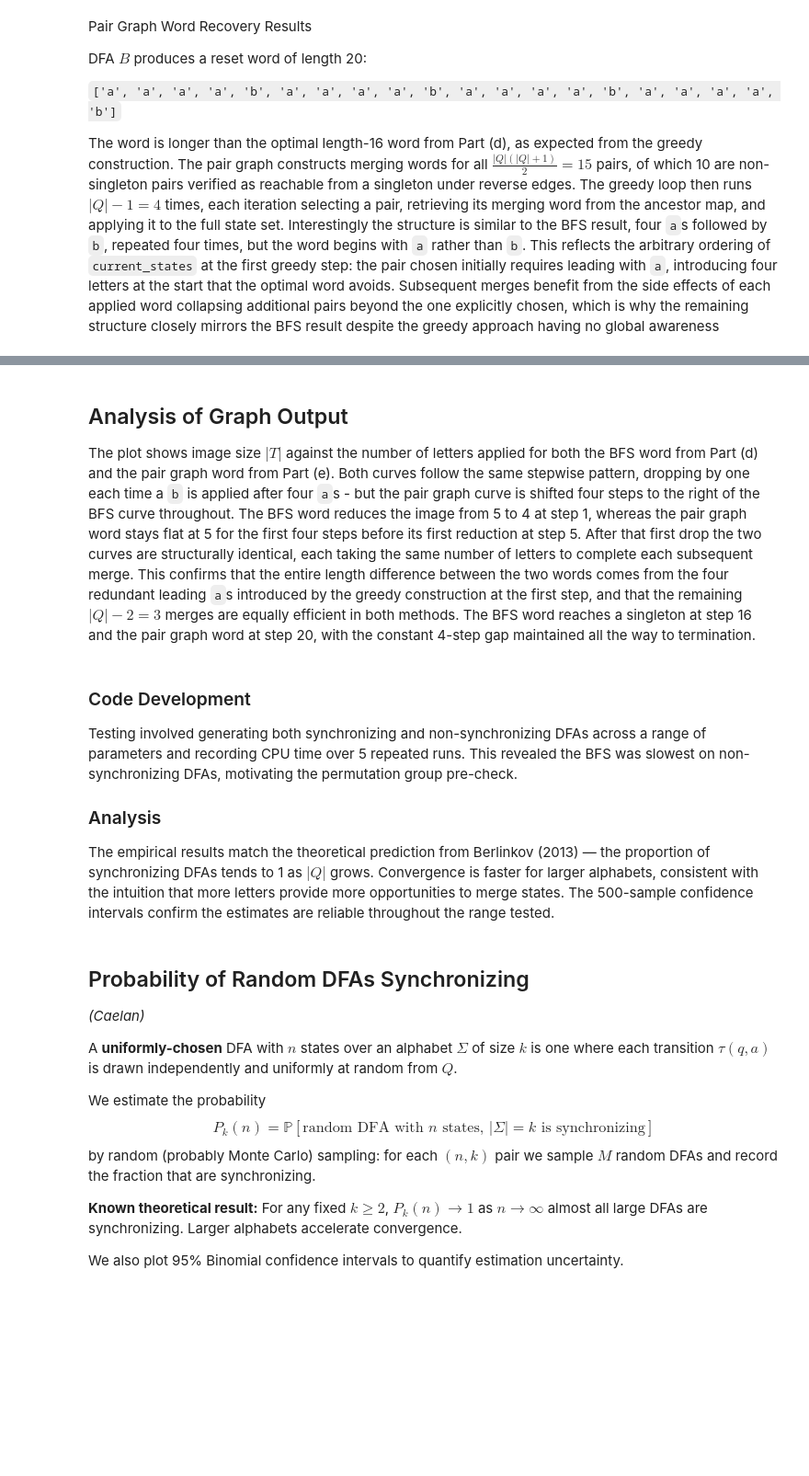
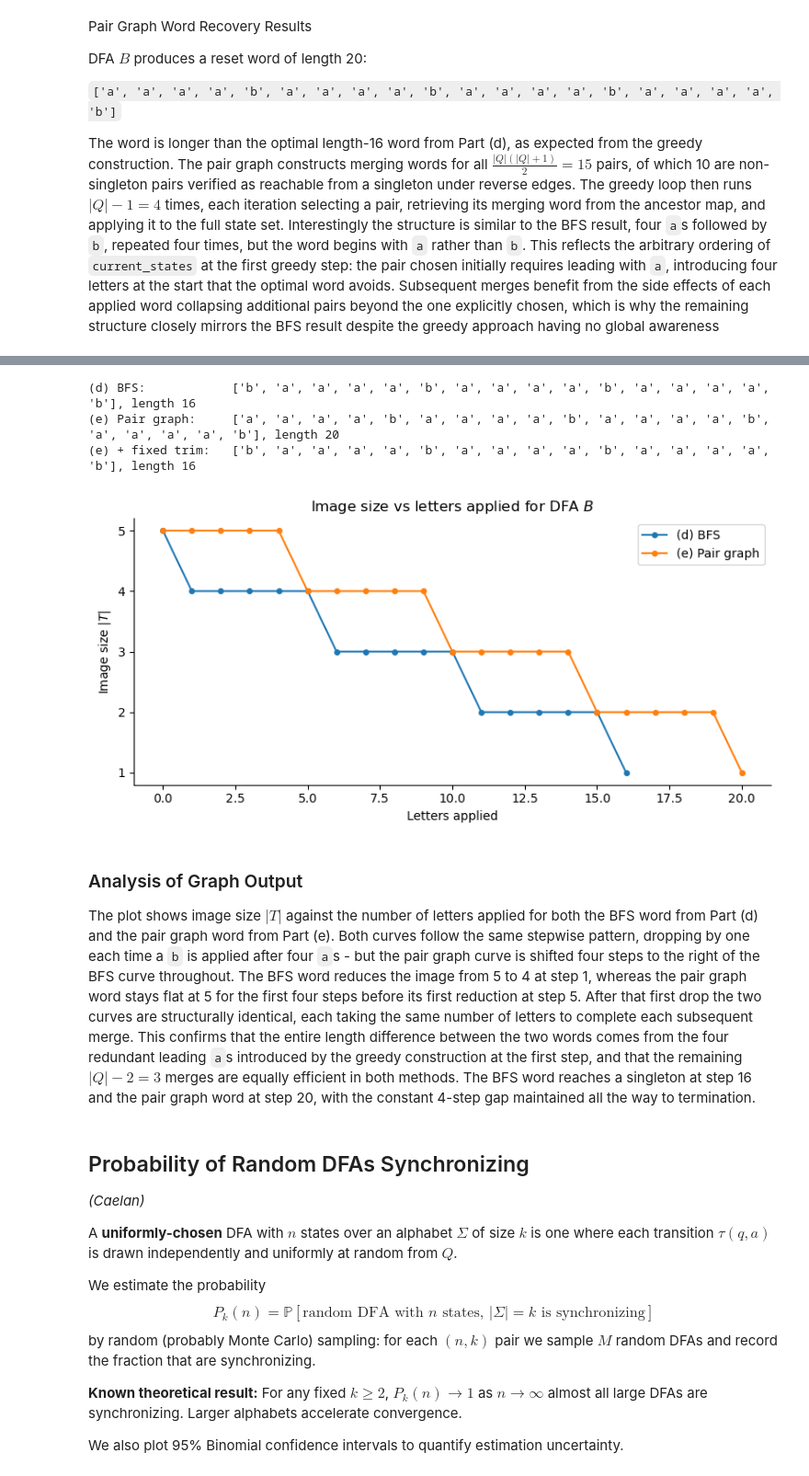
Before and after one commit to kaleater22/MT3510-Group-Project, a Jupyter notebook: MT3510_Pure_Team_Project.ipynb, the cells around one changed output, grey strips where cells are left out. Shown at 92% size. Cells and saved outputs as stored; diff of their text form; code cells hidden in the pictures; blank space fills up the shorter version.

```diff
--- a/MT3510_Pure_Team_Project.ipynb
+++ b/MT3510_Pure_Team_Project.ipynb
@@ -691,7 +860,11 @@ def exhaustive_min_word(A, max_len):
     within max_len, or None if no such word exists.
     """
 
-    Q, Sigma, tau, q_s, F = A                       # Unpack the 5-tuple
+    Q = tuple(sorted(A["Q"]))
+    Sigma = A["Sigma"]
+    tau = A["tau"]
+    q_s = A["q_s"]
+    F = A["F"]
     Sigma = sorted(Sigma)                            # Sort for deterministic ordering across runs
 
     # Check every word of each length up to max_len
@@ -700,7 +873,7 @@ def exhaustive_min_word(A, max_len):
             states = set(Q)
             # Apply each letter in the word to the current state set
             for letter in word:
-                states = {tau[(q, letter)] for q in states}
+                states = {tau[letter][q] for q in states}
             if len(states) == 1:
                 return list(word)                    # Shortest synchronizing word found
 
@@ -792,12 +1065,16 @@ def synchronizing_pair_graph_word(A):
     or None if the DFA is not synchronizing.
     """
 
-    Q, Sigma, tau, q_s, F = A                       # Unpack the 5-tuple
+    Q = tuple(sorted(A["Q"]))
+    Sigma = A["Sigma"]
+    tau = A["tau"]
+    q_s = A["q_s"]
+    F = A["F"]
 
     # Early exit: if every letter induces a permutation on Q, the transition
     # monoid is a permutation group and no reset word can exist
-    if all(is_permutation({q: tau[(q, a)] for q in Q}, Q) for a in Sigma):
-        return None
+    if all(is_permutation(tau[a], Q) for a in Sigma):
+      return None
 
     all_pairs = {frozenset({q1, q2}) for q1 in Q for q2 in Q}
     singletons = {node for node in all_pairs if len(node) == 1}
@@ -808,7 +1085,7 @@ def synchronizing_pair_graph_word(A):
         node_list = list(node)
         q1, q2 = (node_list[0], node_list[0]) if len(node_list) == 1 else (node_list[0], node_list[1])
         for a in Sigma:
-            target = frozenset({tau[(q1, a)], tau[(q2, a)]})
+            target = frozenset({tau[a][q1], tau[a][q2]})
             reverse_edges[target].append((node, a))
 
     # Backwards BFS from singletons, recording the ancestor and letter used
@@ -838,7 +1115,7 @@ def synchronizing_pair_graph_word(A):
     def apply_word(states, word):
         """Apply a word to a set of states and return the resulting image."""
         for letter in word:
-            states = {tau[(q, letter)] for q in states}
+            states = {tau[letter][q] for q in states}
         return states
 
     # Greedily merge pairs of states until a single state remains
@@ -903,10 +1188,14 @@ def still_synchronizes(A, word):
     Returns True if the word synchronizes the DFA, False otherwise.
     """
 
-    Q, Sigma, tau, q_s, F = A                       # Unpack the 5-tuple
+    Q = tuple(sorted(A["Q"]))
+    Sigma = A["Sigma"]
+    tau = A["tau"]
+    q_s = A["q_s"]
+    F = A["F"]
     states = set(Q)
     for letter in word:
-        states = {tau[(q, letter)] for q in states}
+        states = {tau[letter][q] for q in states}
     return len(states) == 1
 
 
@@ -976,58 +1268,50 @@ def plot_word_shrinkage(A, words, labels):
     """
     Plots the image size against the number of letters applied for each
     synchronizing word, showing how quickly each method collapses the
     state set to a singleton.
 
     Also accepts a list of words and corresponding labels to plot.
     """
 
-    Q, Sigma, tau, q_s, F = A                       # Unpack the 5-tuple
+    Q = tuple(sorted(A["Q"]))
+    Sigma = A["Sigma"]
+    tau = A["tau"]
+    q_s = A["q_s"]
+    F = A["F"]
 
     fig, ax = plt.subplots(figsize=(8, 4))
     for word, label in zip(words, labels):
         states = set(Q)
         sizes = [len(states)]
         for letter in word:
-            states = {tau[(q, letter)] for q in states}
+            states = {tau[letter][q] for q in states}
             sizes.append(len(states))
         ax.plot(sizes, marker='o', markersize=4, label=label)
 
     ax.set_xlabel('Letters applied')
     ax.set_ylabel('Image size $|T|$')
     ax.set_title('Image size vs letters applied for DFA $B$')
     ax.set_yticks(range(1, len(Q) + 1))
     ax.legend()
     ax.spines[['top', 'right']].set_visible(False)
     plt.tight_layout()
     plt.show()
 
 
 word_d = synchronizing_bfs_word(B)
 word_e = synchronizing_pair_graph_word(B)
 plot_word_shrinkage(B, [word_d, word_e], ['(d) BFS', '(e) Pair graph'])
+# %% [output]
+(d) BFS:            ['b', 'a', 'a', 'a', 'a', 'b', 'a', 'a', 'a', 'a', 'b', 'a', 'a', 'a', 'a', 'b'], length 16
+(e) Pair graph:     ['a', 'a', 'a', 'a', 'b', 'a', 'a', 'a', 'a', 'b', 'a', 'a', 'a', 'a', 'b', 'a', 'a', 'a', 'a', 'b'], length 20
+(e) + fixed trim:   ['b', 'a', 'a', 'a', 'a', 'b', 'a', 'a', 'a', 'a', 'b', 'a', 'a', 'a', 'a', 'b'], length 16
+[figure, added]
 # %% [markdown]
-## Analysis of Graph Output
+### Analysis of Graph Output
 
 The plot shows image size $|T|$ against the number of letters applied for both the BFS word from Part (d) and the pair graph word from Part (e). Both curves follow the same stepwise pattern, dropping by one each time a `b` is applied after four `a`s - but the pair graph curve is shifted four steps to the right of the BFS curve
 throughout. The BFS word reduces the image from 5 to 4 at step 1, whereas the pair graph word stays flat at 5 for the first four steps before its first reduction at
 step 5. After that first drop the two curves are structurally identical, each taking the same number of letters to complete each subsequent merge. This confirms that the entire length difference between the two words comes from the four redundant leading `a`s introduced by the greedy construction at the first step, and that the remaining $|Q| - 2 = 3$ merges are equally efficient in both methods. The BFS word reaches a singleton at step 16 and the pair graph word at step 20, with the constant 4-step gap maintained all the way to termination.
-# %% [markdown]
-
-
-### Code Development
-
-Testing involved generating both synchronizing and non-synchronizing DFAs across
-a range of parameters and recording CPU time over 5 repeated runs. This revealed
-the BFS was slowest on non-synchronizing DFAs, motivating the permutation group
-pre-check.
-
-### Analysis
-
-The empirical results match the theoretical prediction from Berlinkov (2013) — the
-proportion of synchronizing DFAs tends to 1 as $|Q|$ grows. Convergence is faster
-for larger alphabets, consistent with the intuition that more letters provide more
-opportunities to merge states. The 500-sample confidence intervals confirm the
-estimates are reliable throughout the range tested.
 # %% [markdown]
 ## Probability of Random DFAs Synchronizing
 *(Caelan)*
```
Also changed, not shown: parts of 43 cells of this notebook.
